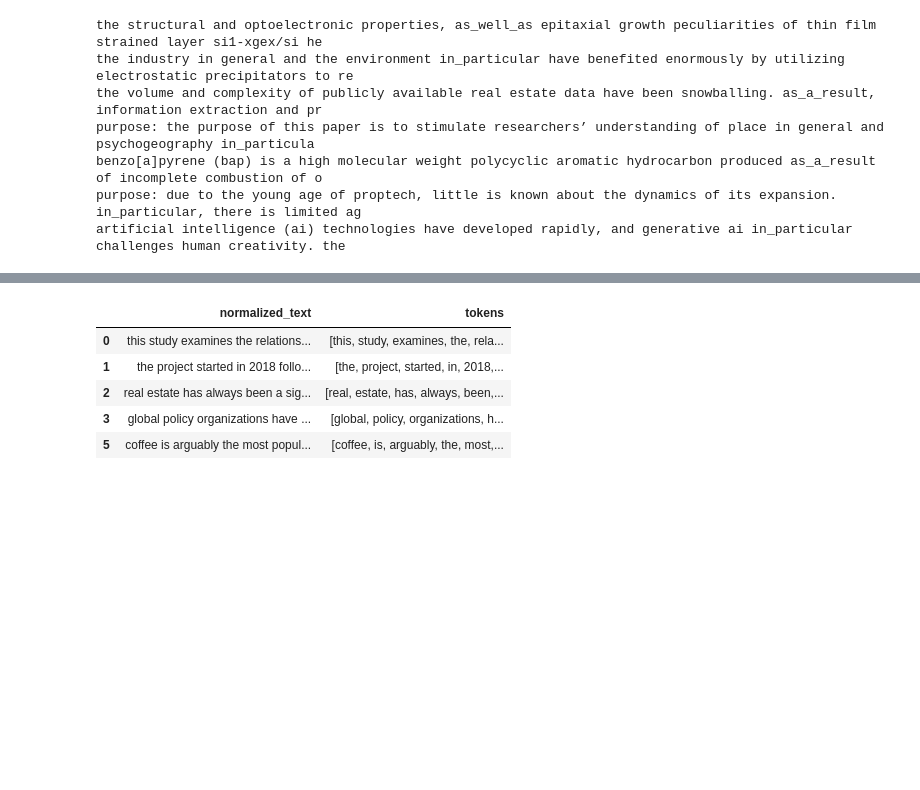
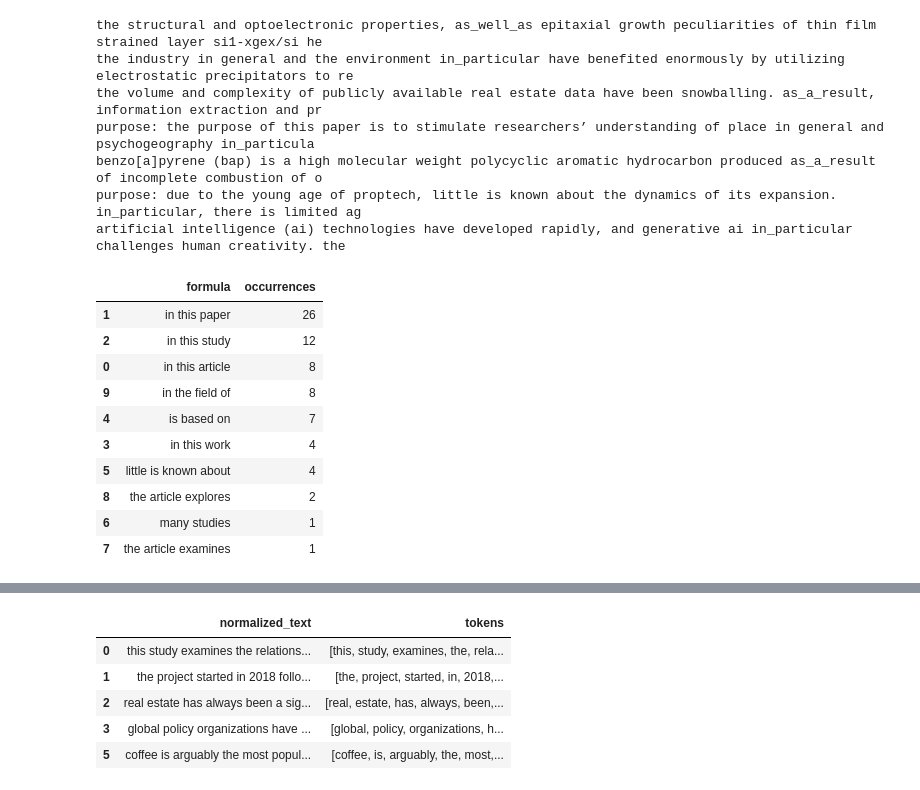
Before and after one commit to jdvelasq/classroom-vibecoding, a Jupyter notebook: implementation/predictiva/P202_tokenizacion/professor/notebook.ipynb, the cells around one changed output, grey strips where cells are left out. Cells and saved outputs as stored; diff of their text form; code cells hidden in the pictures; blank space fills up the shorter version.

Commit message:
Expand rhetorical scaffolding cleanup

```diff
--- a/implementation/predictiva/P202_tokenizacion/professor/notebook.ipynb
+++ b/implementation/predictiva/P202_tokenizacion/professor/notebook.ipynb
@@ -206,18 +206,41 @@ benzo[a]pyrene (bap) is a high molecular weight polycyclic aromatic hydrocarbon
 purpose: due to the young age of proptech, little is known about the dynamics of its expansion. in_particular, there is limited ag
 artificial intelligence (ai) technologies have developed rapidly, and generative ai in_particular challenges human creativity. the
 # %%
-# Las fórmulas retóricas son propias de la redacción de abstracts y se eliminan en una regla distinta de los conectores discursivos.
+# Se presentan fórmulas retóricas de abstracts que aparecen en el corpus; no son conectores discursivos y se tratarán en una etapa distinta.
 
-rhetorical_formulas = [
-    r"\bin this (?:study|paper|article)\b",
-    r"\bthe results (?:show|indicate|suggest|reveal)\b",
+rhetorical_scaffolding = [
+    "in this article",
+    "in this paper",
+    "in this study",
+    "in this work",
+    "is based on",
+    "little is known about",
+    "many studies",
+    "the article examines",
+    "the article explores",
+    "in the field of",
 ]
 
-for formula in rhetorical_formulas:
-    dataframe["normalized_text"] = dataframe["normalized_text"].str.replace(
-        formula,
-        " ",
-        regex=True,
-    )
+scaffolding_counts = pd.DataFrame(
+    {
+        "formula": rhetorical_scaffolding,
+        "occurrences": [
+            dataframe["normalized_text"].str.count(r"\b" + formula + r"\b").sum()
+            for formula in rhetorical_scaffolding
+        ],
+    }
+).query("occurrences > 0")
 
-dataframe["normalized_text"] = dataframe["normalized_text"].str.split().str.join(" ")
+scaffolding_counts.sort_values("occurrences", ascending=False)
+# %% [output]
+|  | formula | occurrences |
+| 1 | in this paper | 26 |
+| 2 | in this study | 12 |
+| 0 | in this article | 8 |
+| 9 | in the field of | 8 |
+| 4 | is based on | 7 |
+| 3 | in this work | 4 |
+| 5 | little is known about | 4 |
+| 8 | the article explores | 2 |
+| 6 | many studies | 1 |
+| 7 | the article examines | 1 |
```
Also changed, not shown: parts of 3 cells of this notebook, 3 other files.
